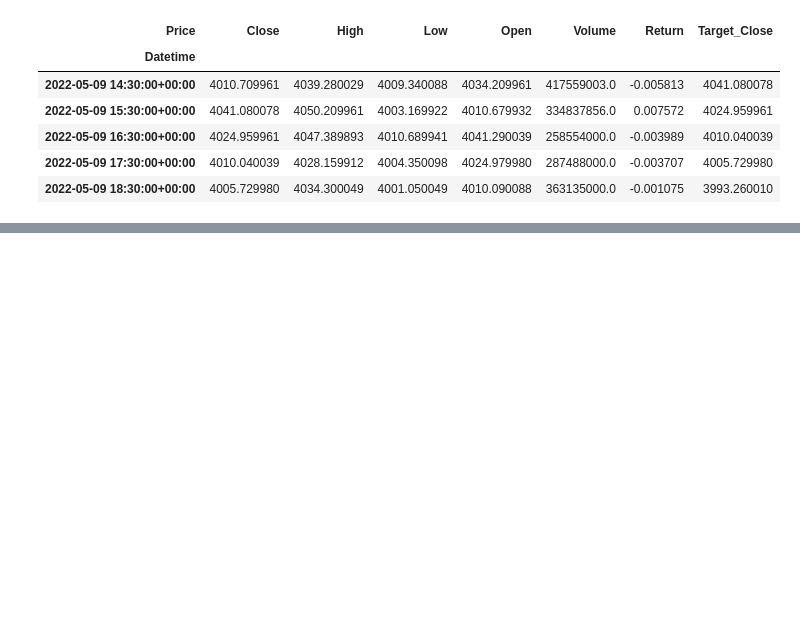
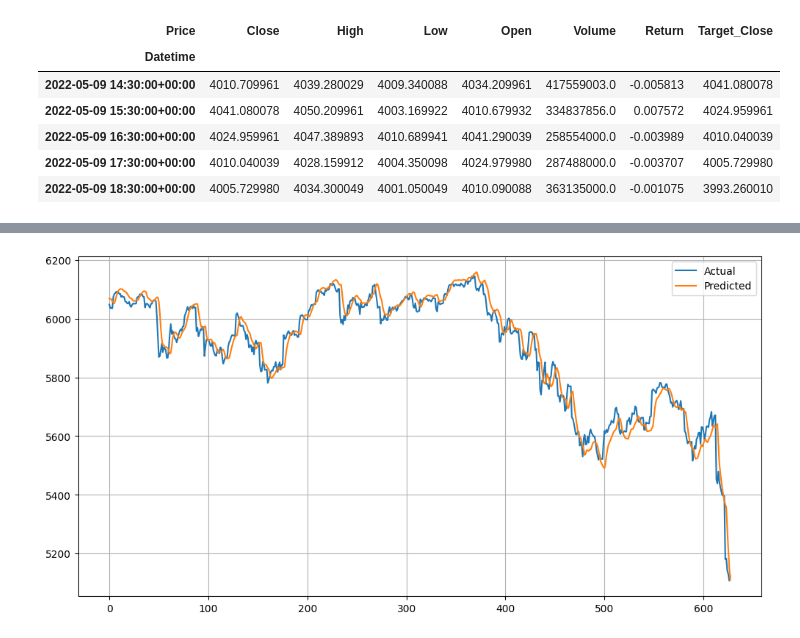
Before and after one commit to JulienBellande/MarketSense, a Jupyter notebook: IA_research.ipynb, the cells around one changed output, grey strips where cells are left out. Cells and saved outputs as stored; diff of their text form; code cells hidden in the pictures; blank space fills up the shorter version.

```diff
--- a/IA_research.ipynb
+++ b/IA_research.ipynb
@@ -229,9 +214,10 @@ y_pred_actual = scaler_y.inverse_transform(y_pred)
 # %%
 # Résultat graphique
 plt.figure(figsize=(12,6))
 plt.plot(y_test_actual, label='Actual')
 plt.plot(y_pred_actual, label='Predicted')
-plt.title('GRU Forecast vs Actual')
 plt.legend()
 plt.grid()
 plt.show()
+# %% [output]
+[figure, added]
```
Also changed, not shown: parts of 20 cells of this notebook, 5 other files.
